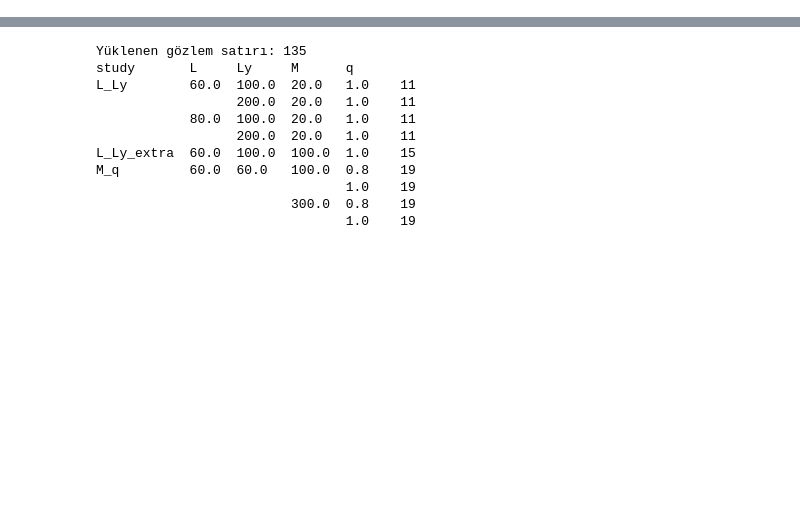
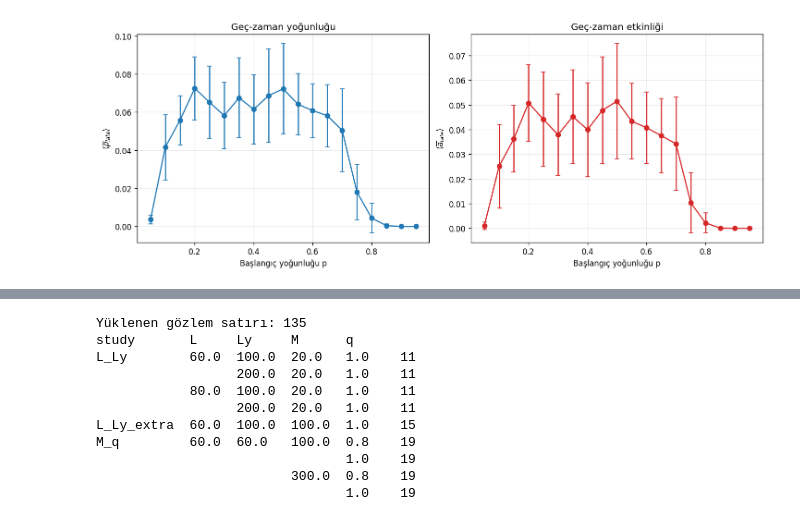
Before and after one commit to yildizaliyigit067-dotcom/CA, a Jupyter notebook: 05_random_initial_conditions.ipynb, the cells around one changed output, grey strips where cells are left out. Cells and saved outputs as stored; diff of their text form; code cells hidden in the pictures; blank space fills up the shorter version.

```diff
--- a/05_random_initial_conditions.ipynb
+++ b/05_random_initial_conditions.ipynb
@@ -12,0 +442,34 @@ q=1 standart B3/S23 Life, q=0,8 ise yalnızca doğum kuralının olasılıksal y
+# %%
+if main_results:
+    rho_mean = np.array([main_results[float(p)]["rho_mean"] for p in main_p_values])
+    rho_std = np.array([main_results[float(p)]["rho_std"] for p in main_p_values])
+    activity_mean = np.array([
+        main_results[float(p)]["activity_mean"] for p in main_p_values
+    ])
+    activity_std = np.array([
+        main_results[float(p)]["activity_std"] for p in main_p_values
+    ])
+
+    fig, axes = plt.subplots(1, 2, figsize=(12, 4.5), constrained_layout=True)
+    axes[0].errorbar(main_p_values, rho_mean, yerr=rho_std, fmt="o-", capsize=3)
+    axes[0].set(
+        xlabel="Başlangıç yoğunluğu p",
+        ylabel=r"$\langle\overline{\rho}_{late}\rangle$",
+        title="Geç-zaman yoğunluğu",
+    )
+    axes[1].errorbar(
+        main_p_values, activity_mean, yerr=activity_std,
+        fmt="o-", capsize=3, color="tab:red"
+    )
+    axes[1].set(
+        xlabel="Başlangıç yoğunluğu p",
+        ylabel=r"$\langle\overline{a}_{late}\rangle$",
+        title="Geç-zaman etkinliği",
+    )
+    for ax in axes:
+        ax.grid(alpha=0.25)
+    plt.show()
+else:
+    print("Önce ana deneyi çalıştır.")
+# %% [output]
+[figure, added]
```
Also changed, not shown: parts of 56 cells of this notebook.
